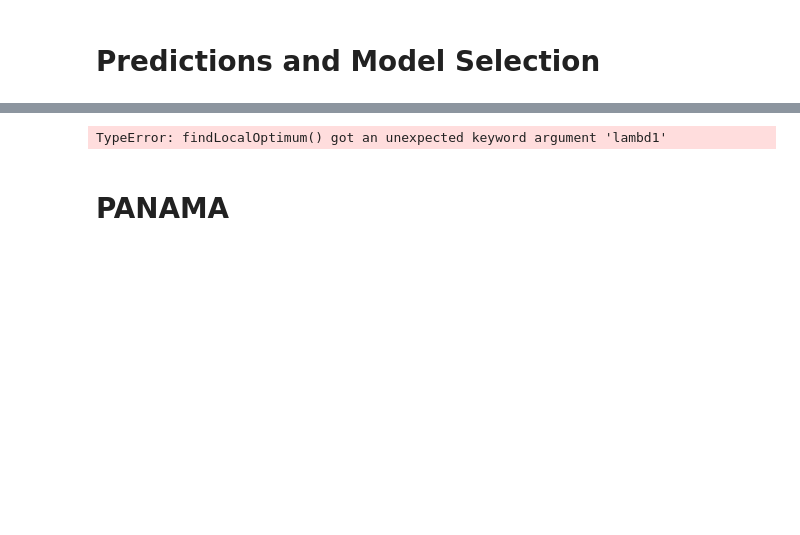
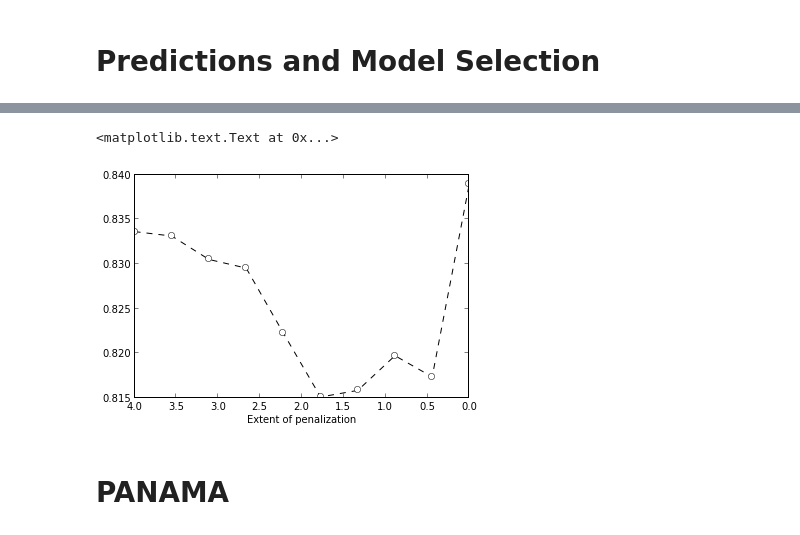
Before and after one commit to PMBio/limix-tutorials, a Jupyter notebook: demo_yeast.ipynb, the cells around one changed output, grey strips where cells are left out. Drawn from its saved outputs; the diff is of its cells as text; code cells hidden in the pictures; blank space fills up the shorter version.

```diff
--- a/demo_yeast.ipynb
+++ b/demo_yeast.ipynb
@@ -802,12 +968,20 @@ PL.imshow(Cn)
 # %%
 Y = data.getPhenotypes(geneIDs=lysine_group,environments=0)[0]
+N,P = Y.shape
+
 # variance component model
 vc = VAR.VarianceDecomposition(Y)
 vc.addFixedEffect()
-vc.addRandomEffect(K=R,trait_covar_type='lowrank_id',rank=1)
-vc.addRandomEffect(is_noise=True,trait_covar_type='lowrank_id',rank=1)
-vc.optimize(lambd=1e2)
-# retrieve geno and noise covariance matrix
-Cg = vc.getTraitCovar(0)
-Cn = vc.getTraitCovar(1)
+vc.addRandomEffect(K=R,trait_covar_type='lowrank_diag',rank=2)
+vc.addRandomEffect(is_noise=True,trait_covar_type='lowrank_diag',rank=2)
+
+seed = 0
+
+lambds = 10**SP.linspace(4,0,10)
+MSE = []
+for lambd in lambds:
+    print "lambda:", lambd
+    Ystar = vc.crossValidation(seed=0,n_folds=10,lambd=lambd,verbose=False)
+    mse = ((Ystar-Y)**2).sum()/float(N*P)
+    MSE.append(mse)
 # %% [output]
@@ -815,11 +1005,11 @@ No local minimum found for the tested initialization points
-# %%
-import temporary.varianceDecomposition as VAROLD
-vc = VAR.CVarianceDecomposition(Y)
-vc.addFixedEffect(SP.ones((Y.shape[0],1)))
-vc.addMultiTraitTerm(K=R,covar_type='lowrank_id',rank=1)
-vc.addMultiTraitTerm(is_noise=True,covar_type='lowrank_id',rank=1)
-vc.findLocalOptimum(fast=True,lambd1=1e2)
-# %% [output]
-TypeError: findLocalOptimum() got an unexpected keyword argument 'lambd1'
+# %%
+plt = PL.subplot(1,1,1)
+PL.plot(SP.log10(lambds),MSE,'--',color='k')
+PL.plot(SP.log10(lambds),MSE,'o',color='white')
+plt.invert_xaxis()
+PL.xlabel('Extent of penalization')
+# %% [output]
+<matplotlib.text.Text at 0x...>
+[figure, added]
 # %% [markdown]
 # PANAMA
```
Also changed, not shown: parts of 23 cells of this notebook.
